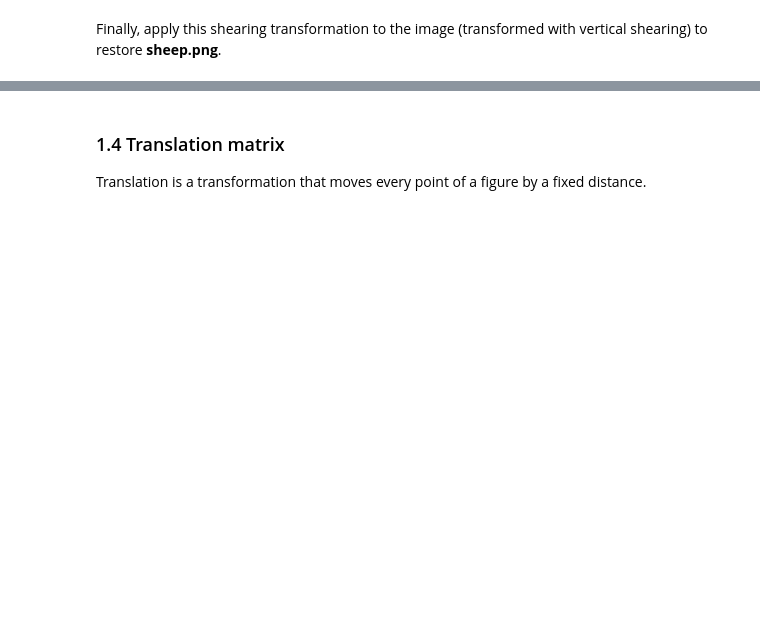
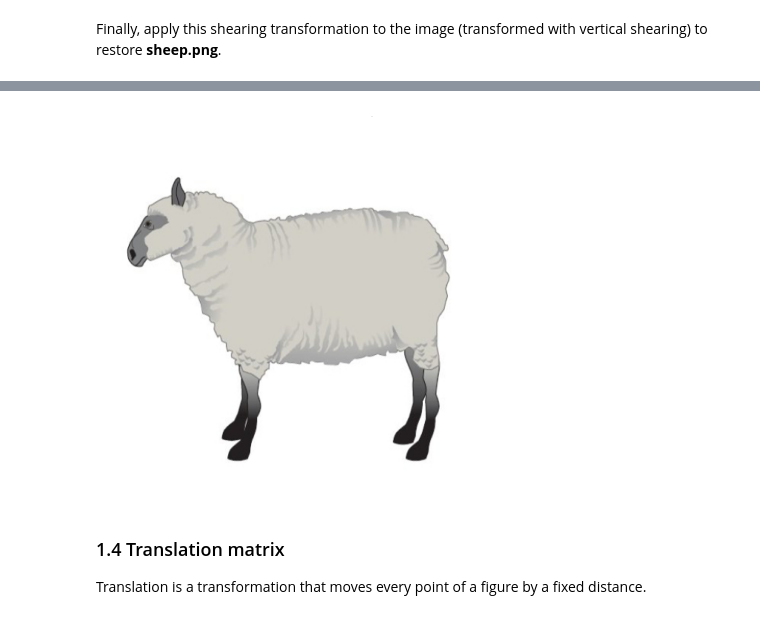
Before and after one commit to MariiaHamanuk/Lalab1, a Jupyter notebook: LA_Lab_1_template_2026.ipynb, the cells around one changed output, grey strips where cells are left out. Cells and saved outputs as stored; diff of their text form; code cells hidden in the pictures; blank space fills up the shorter version.

```diff
--- a/LA_Lab_1_template_2026.ipynb
+++ b/LA_Lab_1_template_2026.ipynb
@@ -227,8 +230,14 @@ cv2_imshow(sheared_img)
 # %%
 ##### YOUR CODE STARTS #####
-restored_img = ...
+M_restore = get_horizontal_shear_matrix(-1.5).T
+M_affine = np.hstack([M_restore, np.zeros((2, 1))])
+
+restored_img = cv.warpAffine(sheared_img, M_affine, (500, 500), flags=cv.INTER_CUBIC)
+
 ##### YOUR CODE ENDS #####
 cv2_imshow(restored_img)
+# %% [output]
+[figure, added]
 # %% [markdown]
 ### 1.4 Translation matrix
 
```
Also changed, not shown: parts of 18 cells of this notebook.
